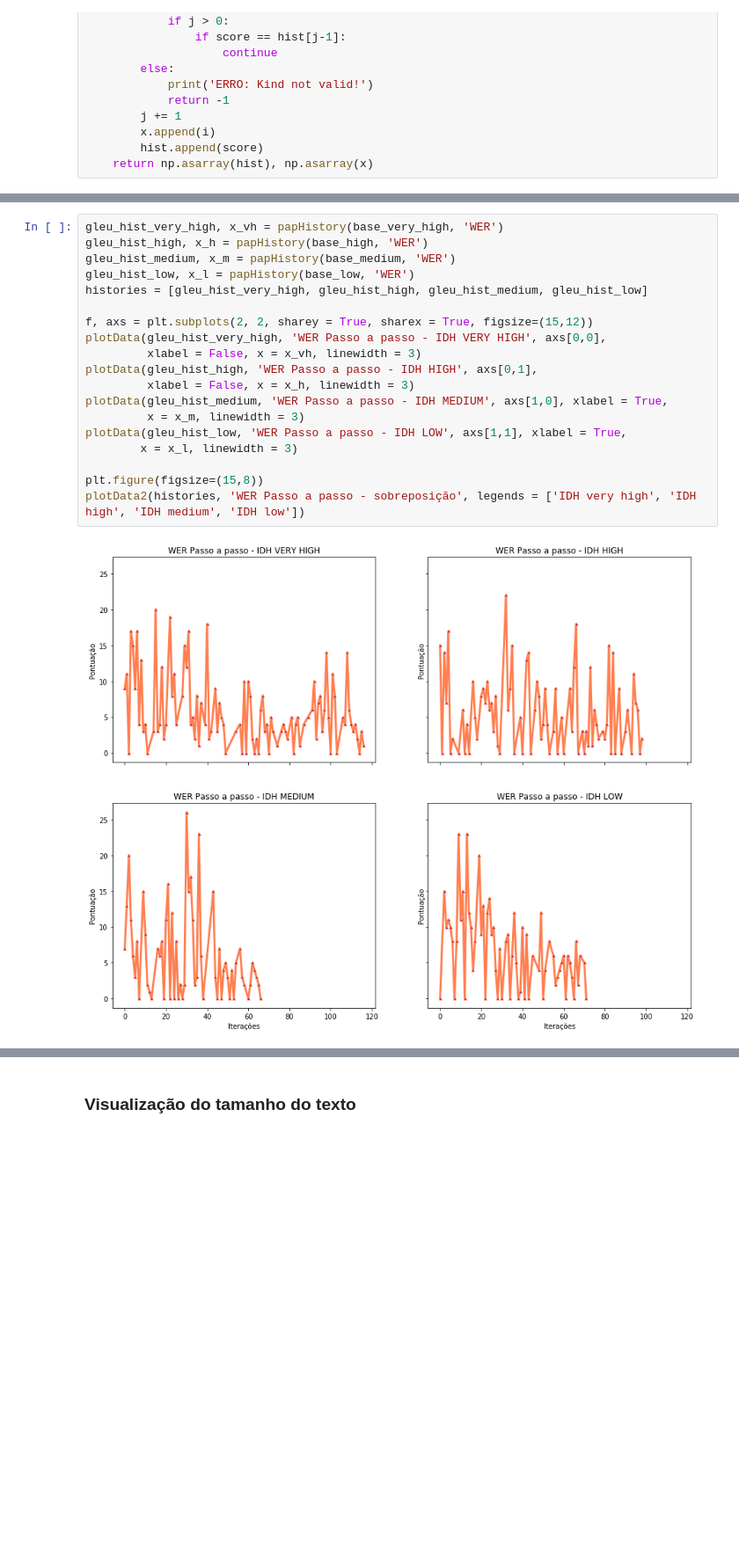
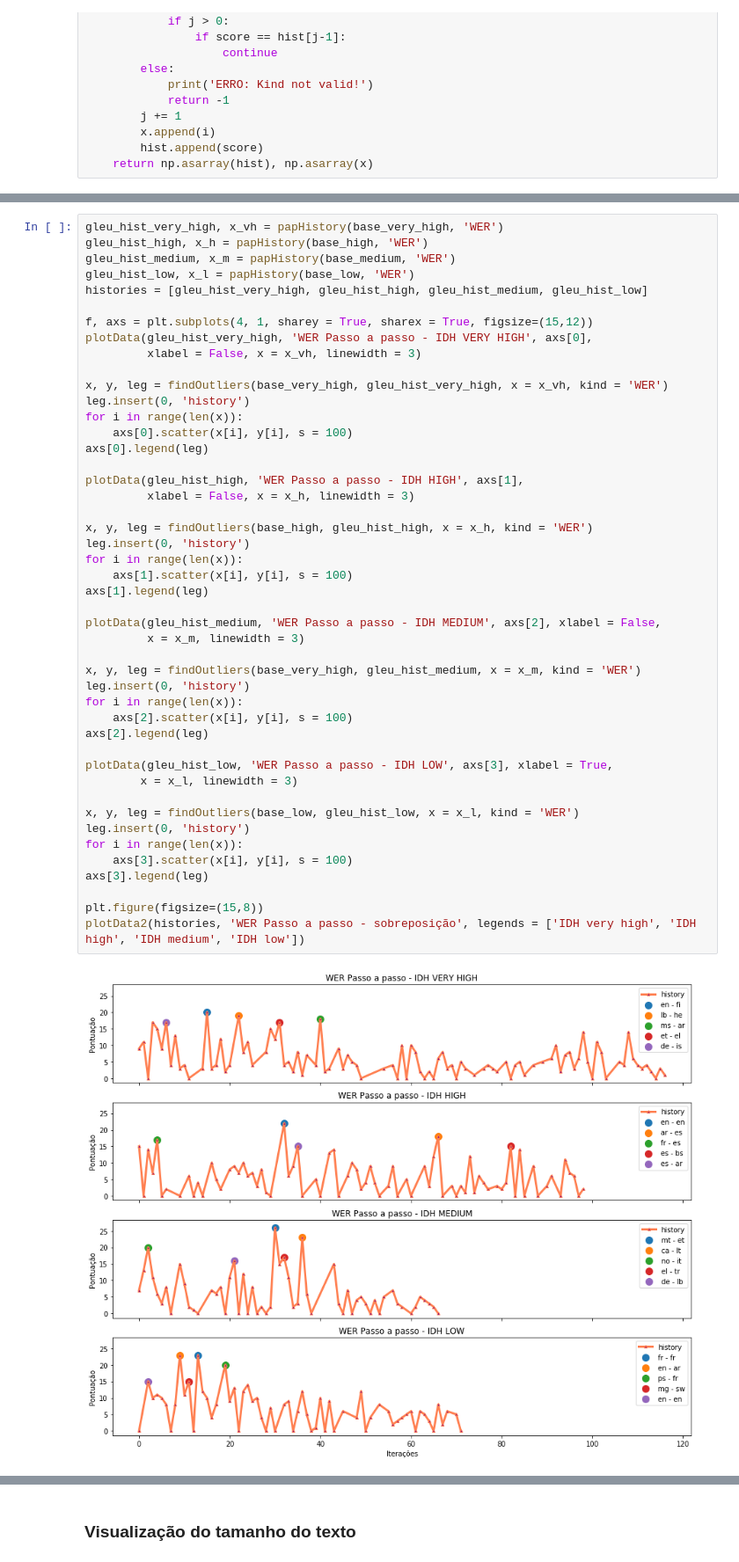
Before and after one commit to gecid-aia/babel, a Jupyter notebook: exploring_results.ipynb, the cells around one changed output, grey strips where cells are left out. Shown at 88% size. Drawn from its saved outputs; the diff is of its cells as text; blank space fills up the shorter version.

Commit message:
add some visualizations on exploring_results

```diff
--- a/exploring_results.ipynb
+++ b/exploring_results.ipynb
@@ -227,24 +284,51 @@ plotData2(histories, 'GLEU Passo a passo - sobreposição', legends = ['IDH very
 # %%
 gleu_hist_very_high, x_vh = papHistory(base_very_high, 'WER')
 gleu_hist_high, x_h = papHistory(base_high, 'WER')
 gleu_hist_medium, x_m = papHistory(base_medium, 'WER')
 gleu_hist_low, x_l = papHistory(base_low, 'WER')
 histories = [gleu_hist_very_high, gleu_hist_high, gleu_hist_medium, gleu_hist_low]
 
-f, axs = plt.subplots(2, 2, sharey = True, sharex = True, figsize=(15,12))
-plotData(gleu_hist_very_high, 'WER Passo a passo - IDH VERY HIGH', axs[0,0],
+f, axs = plt.subplots(4, 1, sharey = True, sharex = True, figsize=(15,12))
+plotData(gleu_hist_very_high, 'WER Passo a passo - IDH VERY HIGH', axs[0],
          xlabel = False, x = x_vh, linewidth = 3)
-plotData(gleu_hist_high, 'WER Passo a passo - IDH HIGH', axs[0,1],
+
+x, y, leg = findOutliers(base_very_high, gleu_hist_very_high, x = x_vh, kind = 'WER')
+leg.insert(0, 'history')
+for i in range(len(x)):
+    axs[0].scatter(x[i], y[i], s = 100)
+axs[0].legend(leg)
+
+plotData(gleu_hist_high, 'WER Passo a passo - IDH HIGH', axs[1],
          xlabel = False, x = x_h, linewidth = 3)
-plotData(gleu_hist_medium, 'WER Passo a passo - IDH MEDIUM', axs[1,0], xlabel = True,
+
+x, y, leg = findOutliers(base_high, gleu_hist_high, x = x_h, kind = 'WER')
+leg.insert(0, 'history')
+for i in range(len(x)):
+    axs[1].scatter(x[i], y[i], s = 100)
+axs[1].legend(leg)
+
+plotData(gleu_hist_medium, 'WER Passo a passo - IDH MEDIUM', axs[2], xlabel = False,
          x = x_m, linewidth = 3)
-plotData(gleu_hist_low, 'WER Passo a passo - IDH LOW', axs[1,1], xlabel = True,
+
+x, y, leg = findOutliers(base_very_high, gleu_hist_medium, x = x_m, kind = 'WER')
+leg.insert(0, 'history')
+for i in range(len(x)):
+    axs[2].scatter(x[i], y[i], s = 100)
+axs[2].legend(leg)
+
+plotData(gleu_hist_low, 'WER Passo a passo - IDH LOW', axs[3], xlabel = True,
         x = x_l, linewidth = 3)
+
+x, y, leg = findOutliers(base_low, gleu_hist_low, x = x_l, kind = 'WER')
+leg.insert(0, 'history')
+for i in range(len(x)):
+    axs[3].scatter(x[i], y[i], s = 100)
+axs[3].legend(leg)
 
 plt.figure(figsize=(15,8))
 plotData2(histories, 'WER Passo a passo - sobreposição', legends = ['IDH very high', 'IDH high', 'IDH medium', 'IDH low'])
 # %% [output]
-[figure, old version]
+[figure, new version]
 [figure]
 # %% [markdown]
 ### Visualização do tamanho do texto
```
Also changed, not shown: parts of 2 cells of this notebook.
